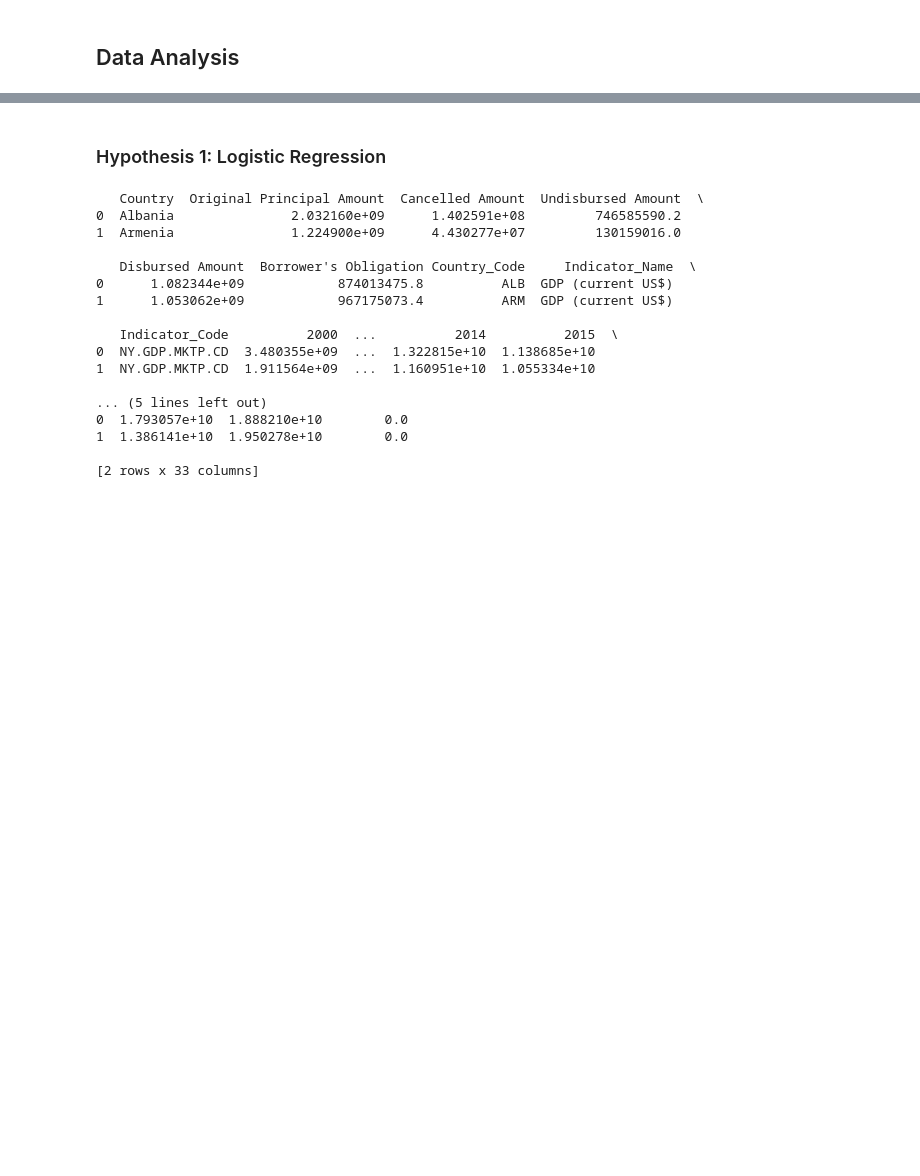
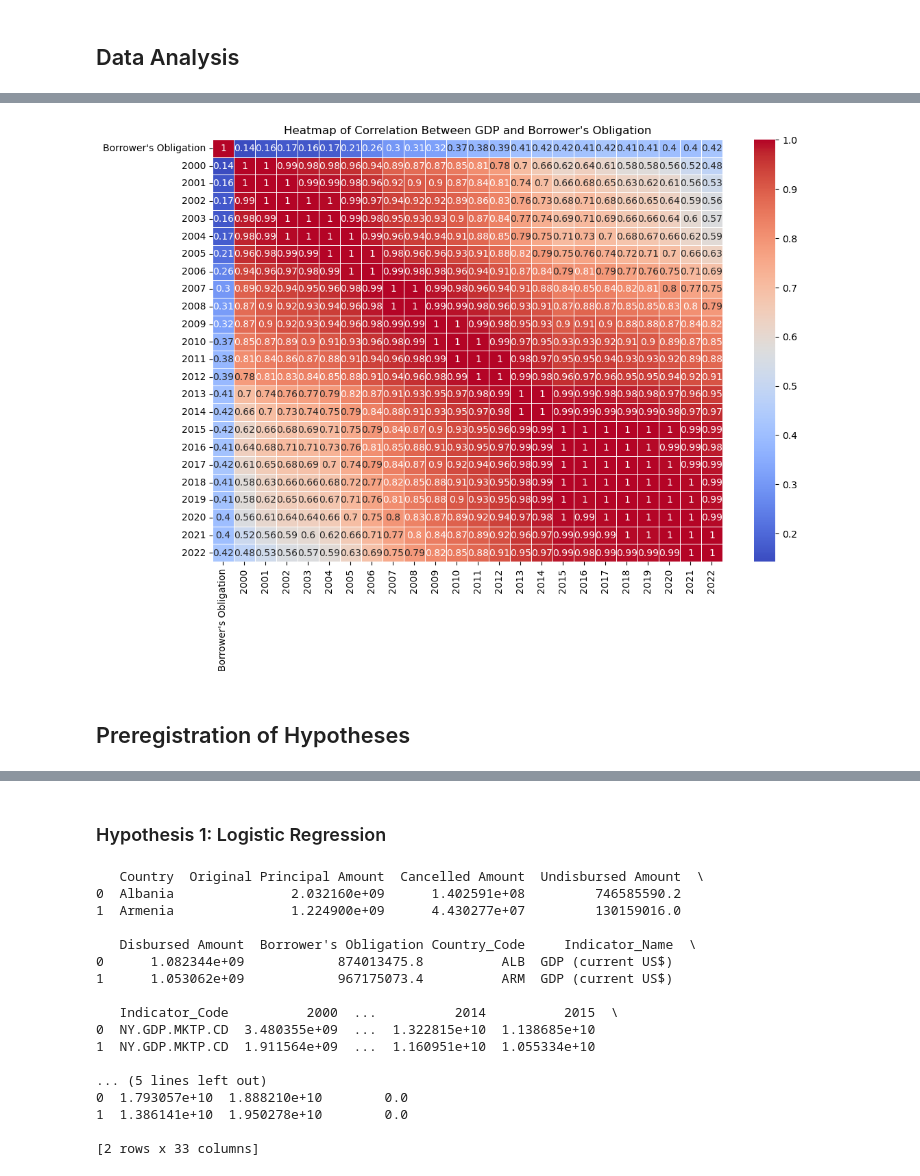
Before and after one commit to adityakakade432/info2950_final_project, a Jupyter notebook: Phase_4_Notebook.ipynb, the cells around one changed output, grey strips where cells are left out. Drawn from its saved outputs; the diff is of its cells as text; code cells hidden in the pictures; blank space fills up the shorter version.

```diff
--- a/Phase_4_Notebook.ipynb
+++ b/Phase_4_Notebook.ipynb
@@ -35,0 +190,19 @@ Analysis: We will conduct a linear regression where we input the GDP of a countr
+# %%
+#adding developed countries df to gdp_debt_df
+gdp_dbt_dev_df = duckdb.sql("""SELECT * FROM
+                         gdp_debt_df LEFT JOIN developed_countries_df
+                         ON gdp_debt_df.Country
+                         = developed_countries_df.country""").df()
+
+gdp_dbt_dev_df = gdp_dbt_dev_df.drop(columns = 'country')
+
+#adding developed countries df to int_prop_dbt_dev_df
+int_prop_dbt_dev_df = duckdb.sql("""SELECT * FROM
+                         int_property_debt_df LEFT JOIN developed_countries_df
+                         ON int_property_debt_df.Country
+                         = developed_countries_df.country""").df()
+
+int_prop_dbt_dev_df = int_prop_dbt_dev_df.drop(columns = 'country')
+
+print(gdp_dbt_dev_df.head(5))
+print(int_prop_dbt_dev_df.head(5))
@@ -35,0 +227,12 @@ Analysis: We will conduct a linear regression where we input the GDP of a countr
+# %%
+#filling NaN values in 'developed' columns of both dataframes with 0
+gdp_dbt_dev_df['developed'].replace(np.nan, value= 0, inplace = True)
+int_prop_dbt_dev_df['developed'].replace(np.nan, value= 0, inplace = True)
+
+
+int_prop_dbt_dev_df.to_csv("Int_Prop_Debt_Combined.csv", index=False)
+gdp_dbt_dev_df.to_csv("GDP_Debt_Combined.csv", index=False)
+
+
+print(gdp_dbt_dev_df.head(5))
+print(int_prop_dbt_dev_df.head(5))
@@ -50,0 +341,16 @@ import duckdb
+# %%
+year_columns = [str(year) for year in range(2000, 2023)]
+year_loan = ['Borrower\'s Obligation'] + year_columns
+
+# creating a correlation matrix
+correlation_matrix = gdp_dbt_dev_df[year_loan].corr()
+
+# creating the heatmap
+plt.figure(figsize=(12, 8))
+sns.heatmap(correlation_matrix, annot=True, cmap='coolwarm', linewidths=0.5)
+plt.title('Heatmap of Correlation Between GDP and Borrower\'s Obligation')
+plt.show()
+# %% [output]
+[figure, added]
+# %% [markdown]
+## Preregistration of Hypotheses
```
Also changed, not shown: parts of 29 cells of this notebook.
